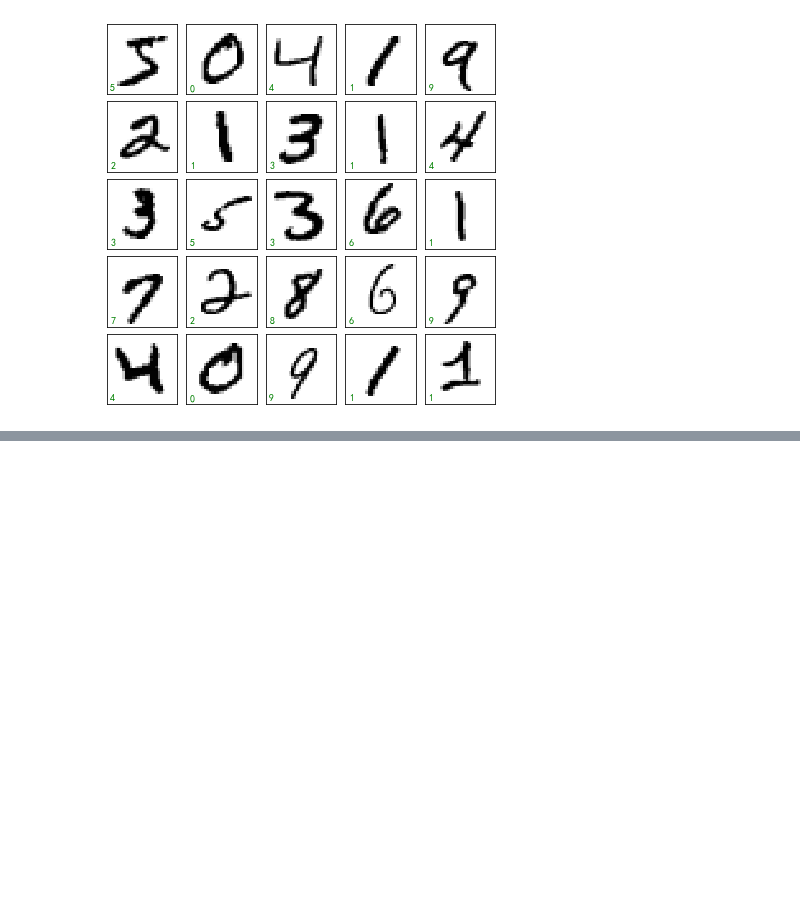
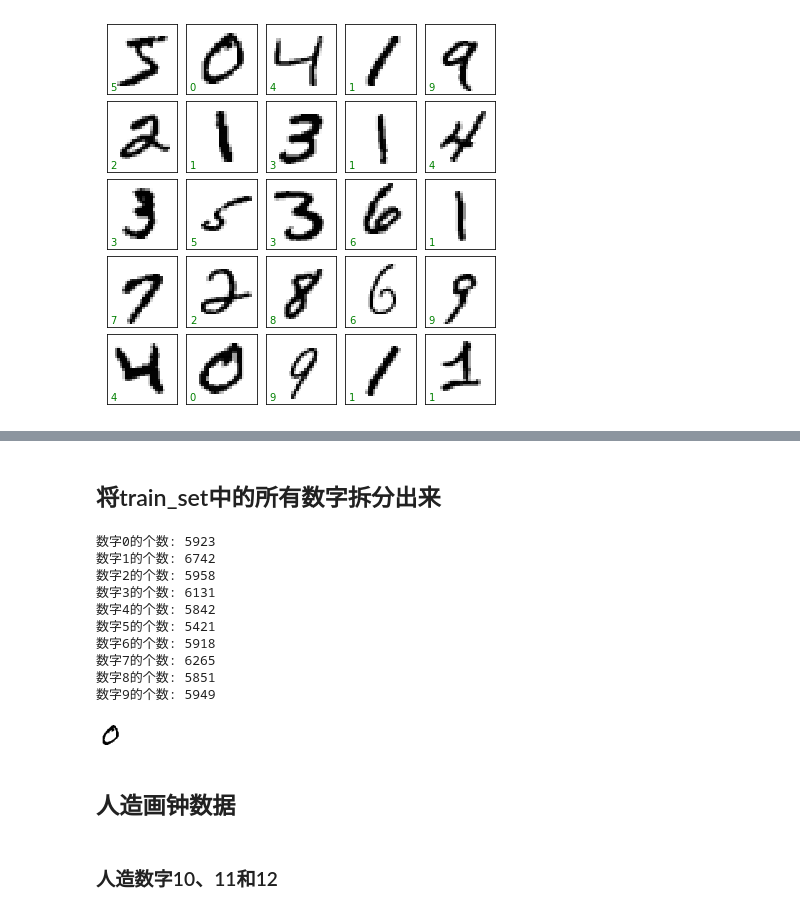
Before and after one commit to Hsingmin/alg_cdt, a Jupyter notebook: src/jupyter/造数据.ipynb, the cells around one changed output, grey strips where cells are left out. Drawn from its saved outputs; the diff is of its cells as text; code cells hidden in the pictures; blank space fills up the shorter version.

```diff
--- a/src/jupyter/造数据.ipynb
+++ b/src/jupyter/造数据.ipynb
@@ -46,0 +66,29 @@ for i, ax in enumerate(axes.flat):
+# %% [markdown]
+## 将train_set中的所有数字拆分出来
+# %%
+from PIL import Image, ImageOps, ImageDraw
+
+nums = [[] for _ in range(13)]  # 0,1,2,...,12
+for img, target in train_set:
+  img = ImageOps.invert(img)
+  nums[target].append(img)
+
+for i in range(10):
+  print(f'数字{i}的个数:', len(nums[i]))
+nums[0][0]
+# %% [output]
+数字0的个数: 5923
+数字1的个数: 6742
+数字2的个数: 5958
+数字3的个数: 6131
+数字4的个数: 5842
+数字5的个数: 5421
+数字6的个数: 5918
+数字7的个数: 6265
+数字8的个数: 5851
+数字9的个数: 5949
+[figure, added]
+# %% [markdown]
+## 人造画钟数据
+# %% [markdown]
+### 人造数字10、11和12
```
Also changed, not shown: parts of 20 cells of this notebook.
